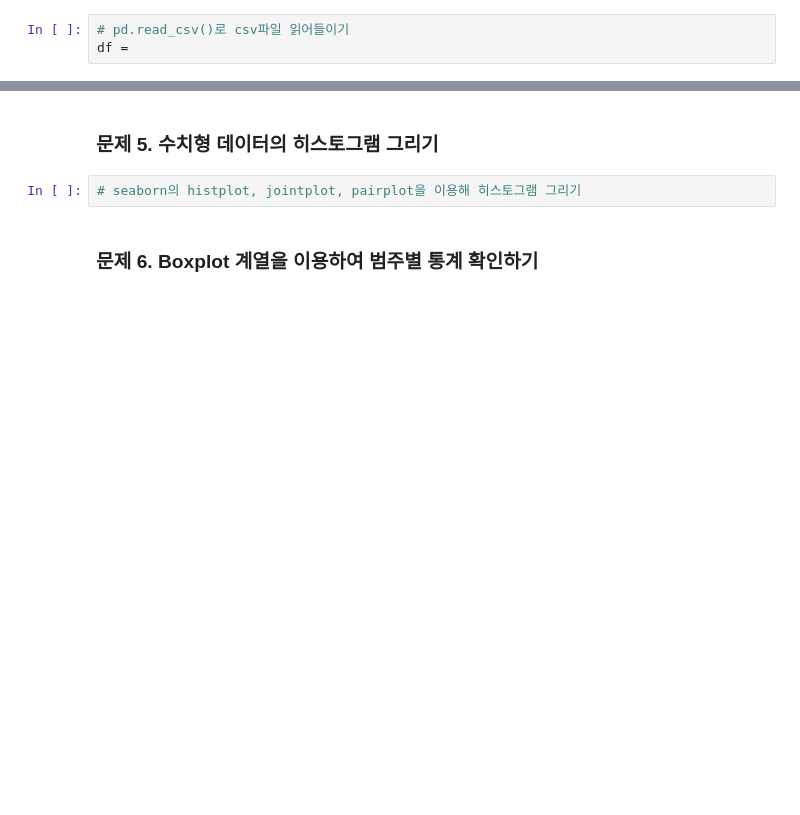
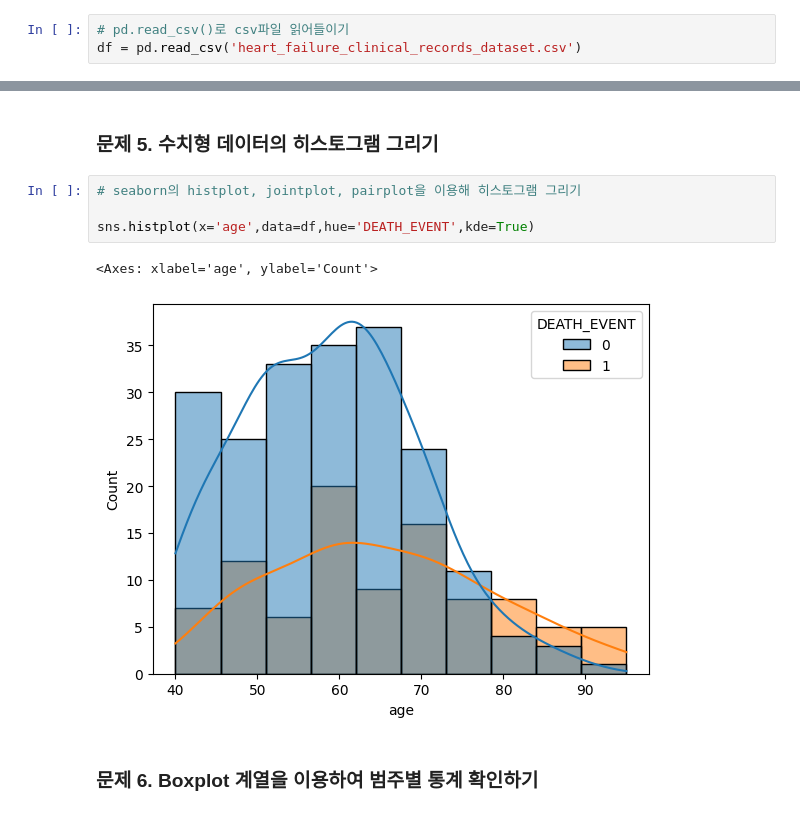
Before and after one commit to kjian254416-blip/ML300, a Jupyter notebook: Chapter_01_데이터_분석으로_심부전증을_예방할_수_있을까(문제).ipynb, the cells around one changed output, grey strips where cells are left out. Saved outputs shown, nothing was run; the diff lists cells and outputs as text; blank space fills up the shorter version.

```diff
--- a/Chapter_01_데이터_분석으로_심부전증을_예방할_수_있을까(문제).ipynb
+++ b/Chapter_01_데이터_분석으로_심부전증을_예방할_수_있을까(문제).ipynb
@@ -87,7 +91,7 @@ heart-failure-clinical-data.zip  sample_data
 ### 문제 3. Pandas 라이브러리로 csv파일 읽어들이기
 # %%
 # pd.read_csv()로 csv파일 읽어들이기
-df =
+df = pd.read_csv('heart_failure_clinical_records_dataset.csv')
 # %% [markdown]
 ## Step 2. EDA 및 데이터 기초 통계 분석
 # %% [markdown]
@@ -98,6 +146,11 @@ df =
 ### 문제 5. 수치형 데이터의 히스토그램 그리기
 # %%
 # seaborn의 histplot, jointplot, pairplot을 이용해 히스토그램 그리기
+
+sns.histplot(x='age',data=df,hue='DEATH_EVENT',kde=True)
+# %% [output]
+<Axes: xlabel='age', ylabel='Count'>
+[figure, added]
 # %% [markdown]
 ### 문제 6. Boxplot 계열을 이용하여 범주별 통계 확인하기
 # %%
```
Also changed, not shown: parts of 5 cells of this notebook.
